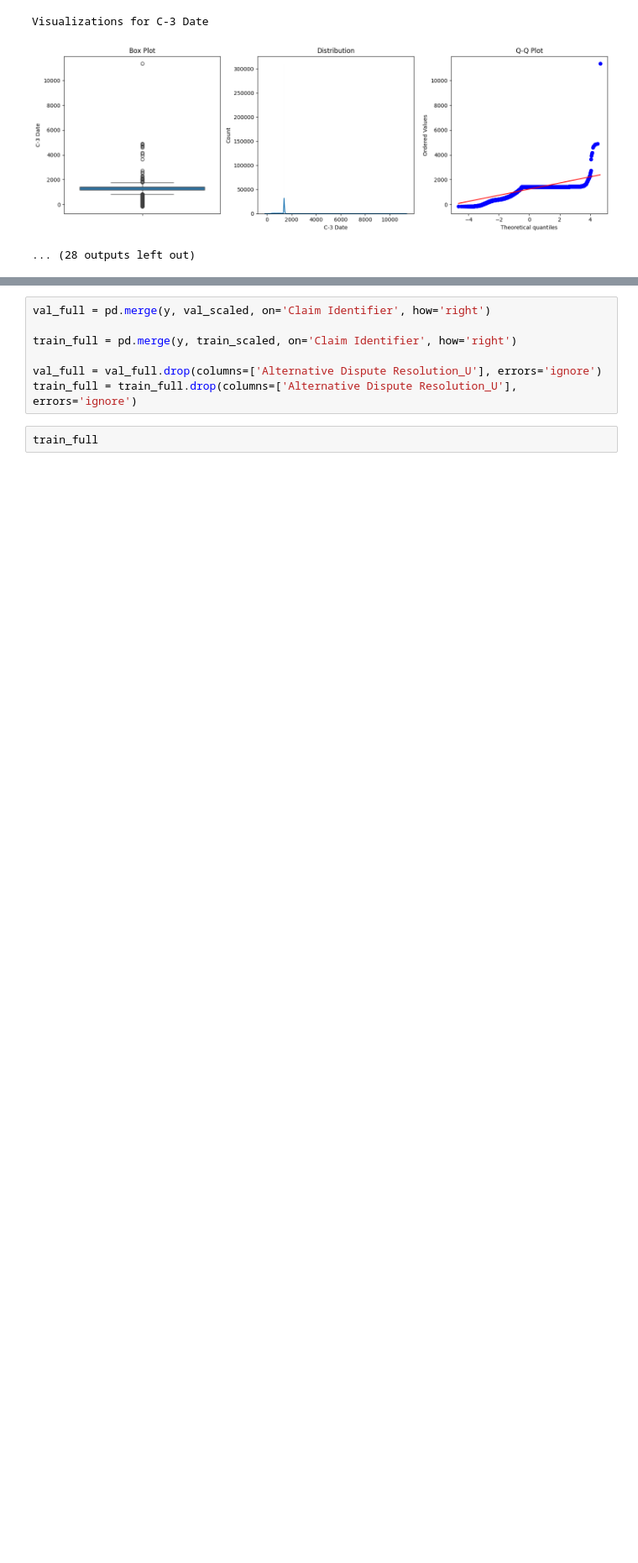
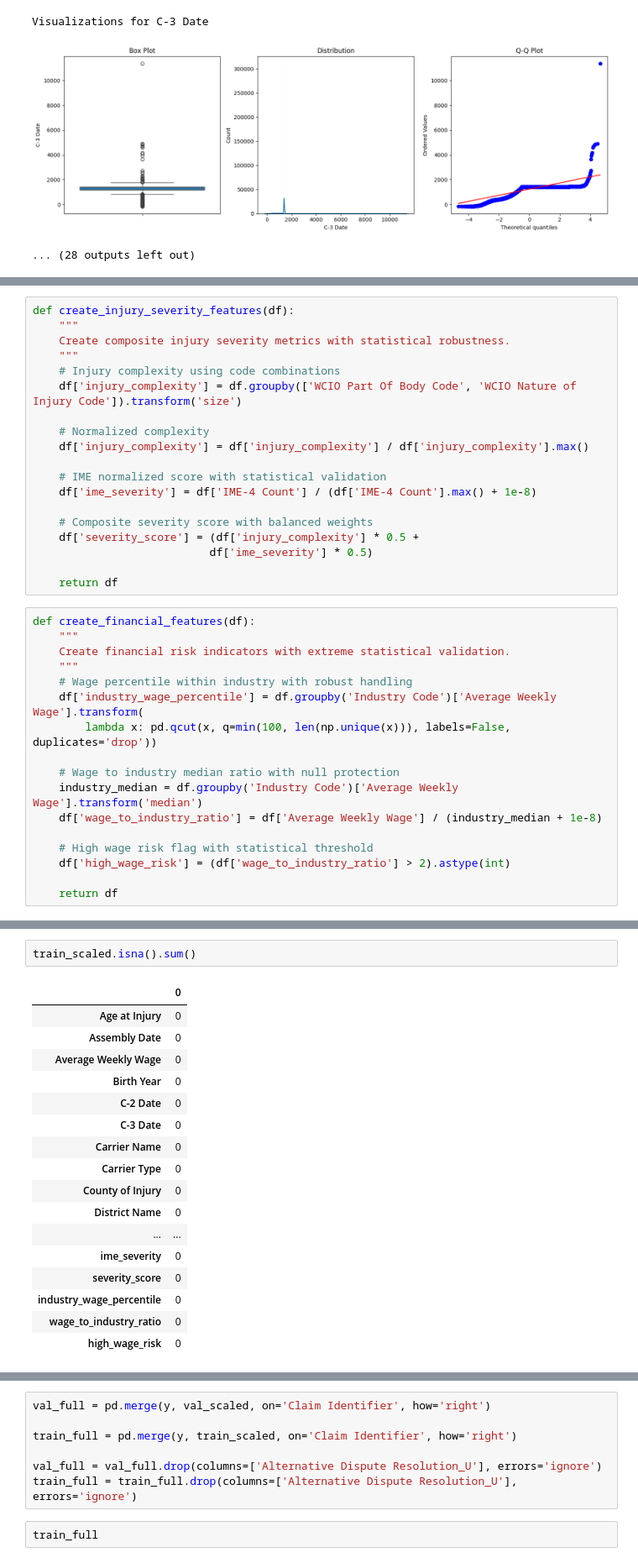
Before and after one commit to killerkiemklan/Data-Mining-24-25, a Jupyter notebook: Notebooks/Chiel_Data_Pre-processing.ipynb, the cells around one changed output, grey strips where cells are left out. Shown at 84% size. Cells and saved outputs as stored; diff of their text form; blank space fills up the shorter version.

```diff
--- a/Notebooks/Chiel_Data_Pre-processing.ipynb
+++ b/Notebooks/Chiel_Data_Pre-processing.ipynb
@@ -936,0 +1008,36 @@ train_clean
+# %%
+def create_injury_severity_features(df):
+    """
+    Create composite injury severity metrics with statistical robustness.
+    """
+    # Injury complexity using code combinations
+    df['injury_complexity'] = df.groupby(['WCIO Part Of Body Code', 'WCIO Nature of Injury Code']).transform('size')
+
+    # Normalized complexity
+    df['injury_complexity'] = df['injury_complexity'] / df['injury_complexity'].max()
+
+    # IME normalized score with statistical validation
+    df['ime_severity'] = df['IME-4 Count'] / (df['IME-4 Count'].max() + 1e-8)
+
+    # Composite severity score with balanced weights
+    df['severity_score'] = (df['injury_complexity'] * 0.5 +
+                           df['ime_severity'] * 0.5)
+
+    return df
+# %%
+def create_financial_features(df):
+    """
+    Create financial risk indicators with extreme statistical validation.
+    """
+    # Wage percentile within industry with robust handling
+    df['industry_wage_percentile'] = df.groupby('Industry Code')['Average Weekly Wage'].transform(
+        lambda x: pd.qcut(x, q=min(100, len(np.unique(x))), labels=False, duplicates='drop'))
+
+    # Wage to industry median ratio with null protection
+    industry_median = df.groupby('Industry Code')['Average Weekly Wage'].transform('median')
+    df['wage_to_industry_ratio'] = df['Average Weekly Wage'] / (industry_median + 1e-8)
+
+    # High wage risk flag with statistical threshold
+    df['high_wage_risk'] = (df['wage_to_industry_ratio'] > 2).astype(int)
+
+    return df
@@ -936,0 +1180,20 @@ train_clean
+# %%
+train_scaled.isna().sum()
+# %% [output]
+|  | 0 |
+| Age at Injury | 0 |
+| Assembly Date | 0 |
+| Average Weekly Wage | 0 |
+| Birth Year | 0 |
+| C-2 Date | 0 |
+| C-3 Date | 0 |
+| Carrier Name | 0 |
+| Carrier Type | 0 |
+| County of Injury | 0 |
+| District Name | 0 |
+| ... | ... |
+| ime_severity | 0 |
+| severity_score | 0 |
+| industry_wage_percentile | 0 |
+| wage_to_industry_ratio | 0 |
+| high_wage_risk | 0 |
```
Also changed, not shown: parts of 16 cells of this notebook.
